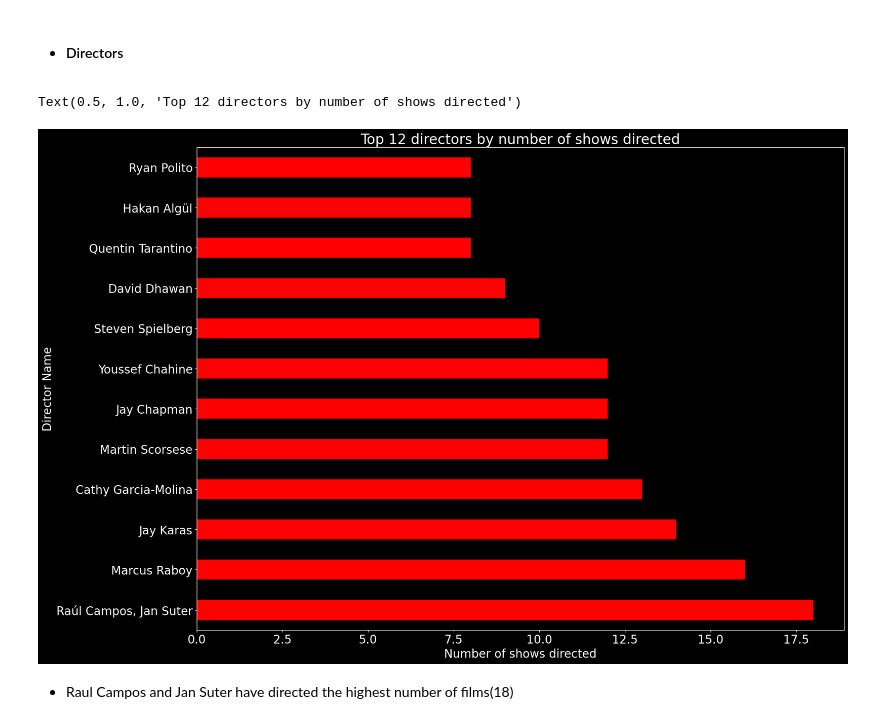
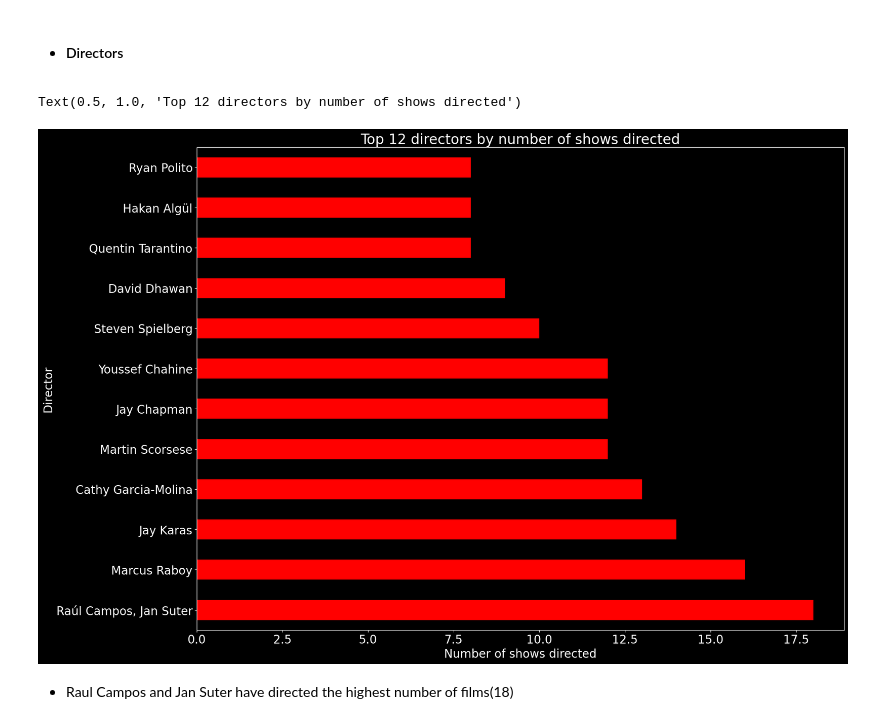
Before and after one commit to JanKosgei/Netflix-Recommendations, a Jupyter notebook: K-Means Netflix.ipynb, the cells around one changed output. Saved outputs shown, nothing was run; the diff lists cells and outputs as text; code cells hidden in the pictures.

```diff
--- a/K-Means Netflix.ipynb
+++ b/K-Means Netflix.ipynb
@@ -105,7 +105,7 @@ msgno.matrix(Netflix, color=(1.0, 0.0, 0.0))
    - Missing date added rows will be dropped
 # %%
 plt.style.use('dark_background')
-
+plt.rcParams['font.size'] = 20
 Netflix[['director','cast','country']] = Netflix[['director','cast','country']].fillna('Unknown')
 Netflix['rating'] = Netflix['rating'].fillna(Netflix['rating'].mode()[0])
 Netflix.dropna(axis=0, inplace = True)
@@ -175,13 +177,13 @@ plt.show()
 # %%
 plt.figure(figsize=(20,15))
 plt.rcParams['font.size'] = 20
 Netflix[~(Netflix['director']=='Unknown')].director.value_counts(ascending=True).nlargest(12).plot(kind='barh', color='red')
-plt.ylabel('Director Name')
+plt.ylabel('Director')
 plt.xlabel('Number of shows directed')
 plt.title('Top 12 directors by number of shows directed')
 # %% [output]
 Text(0.5, 1.0, 'Top 12 directors by number of shows directed')
-[figure, old version]
+[figure, new version]
 # %% [markdown]
 - Raul Campos and Jan Suter have directed the highest number of films(18)
 # %% [markdown]
```
Also changed, not shown: parts of 5 cells of this notebook.
